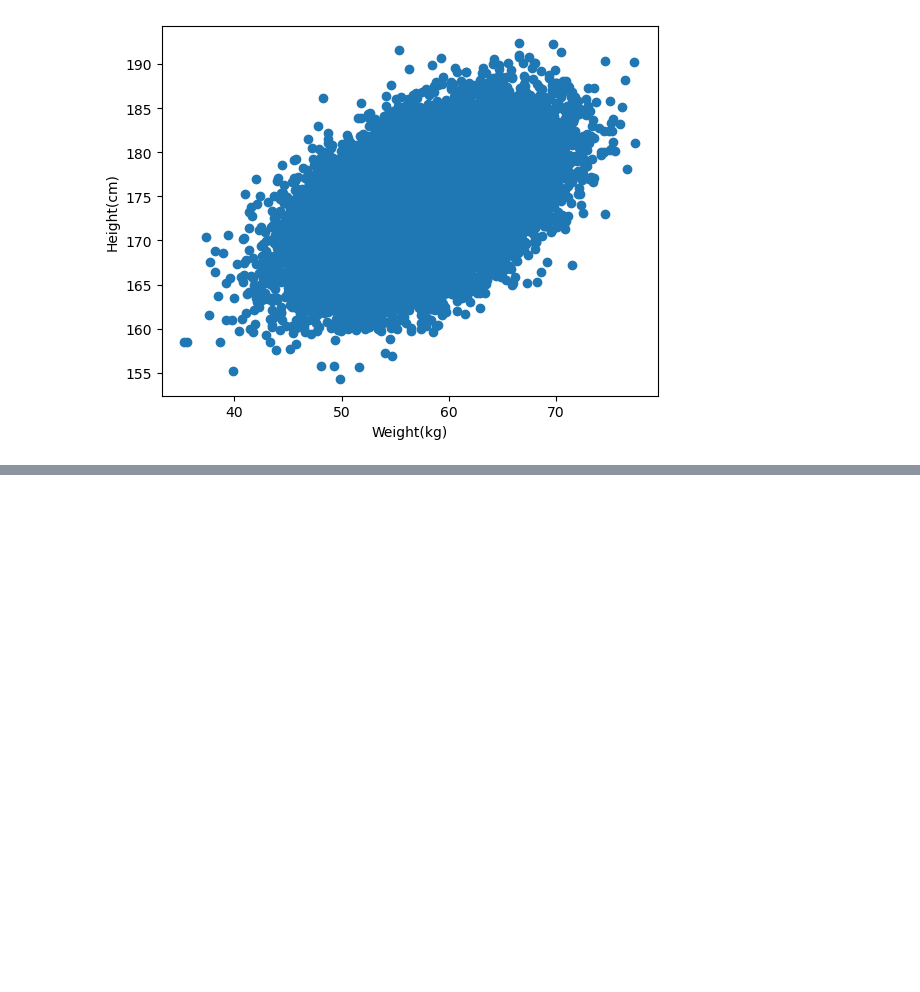
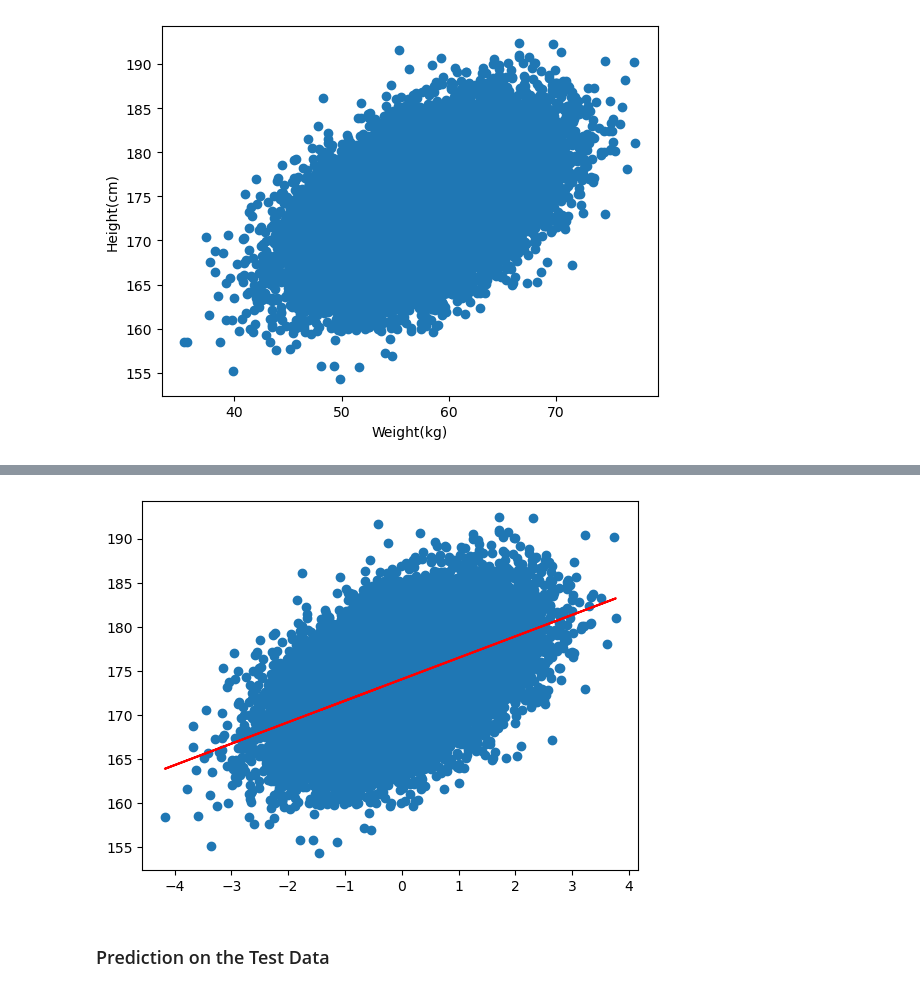
Before and after one commit to DanielEXT10/DataScience, a Jupyter notebook: SLR/SimpleLR.ipynb, the cells around one changed output, grey strips where cells are left out. Saved outputs shown, nothing was run; the diff lists cells and outputs as text; code cells hidden in the pictures; blank space fills up the shorter version.

```diff
--- a/SLR/SimpleLR.ipynb
+++ b/SLR/SimpleLR.ipynb
@@ -57,0 +200,2 @@ plt.show()
+# %%
+regressor = LinearRegression()
@@ -57,0 +212,8 @@ plt.show()
+# %%
+plt.scatter(x_train,y_train)
+plt.plot(x_train,regressor.predict(x_train), 'r-')
+plt.show()
+# %% [output]
+[figure, added]
+# %% [markdown]
+### Prediction on the Test Data
```
Also changed, not shown: parts of 36 cells of this notebook.
